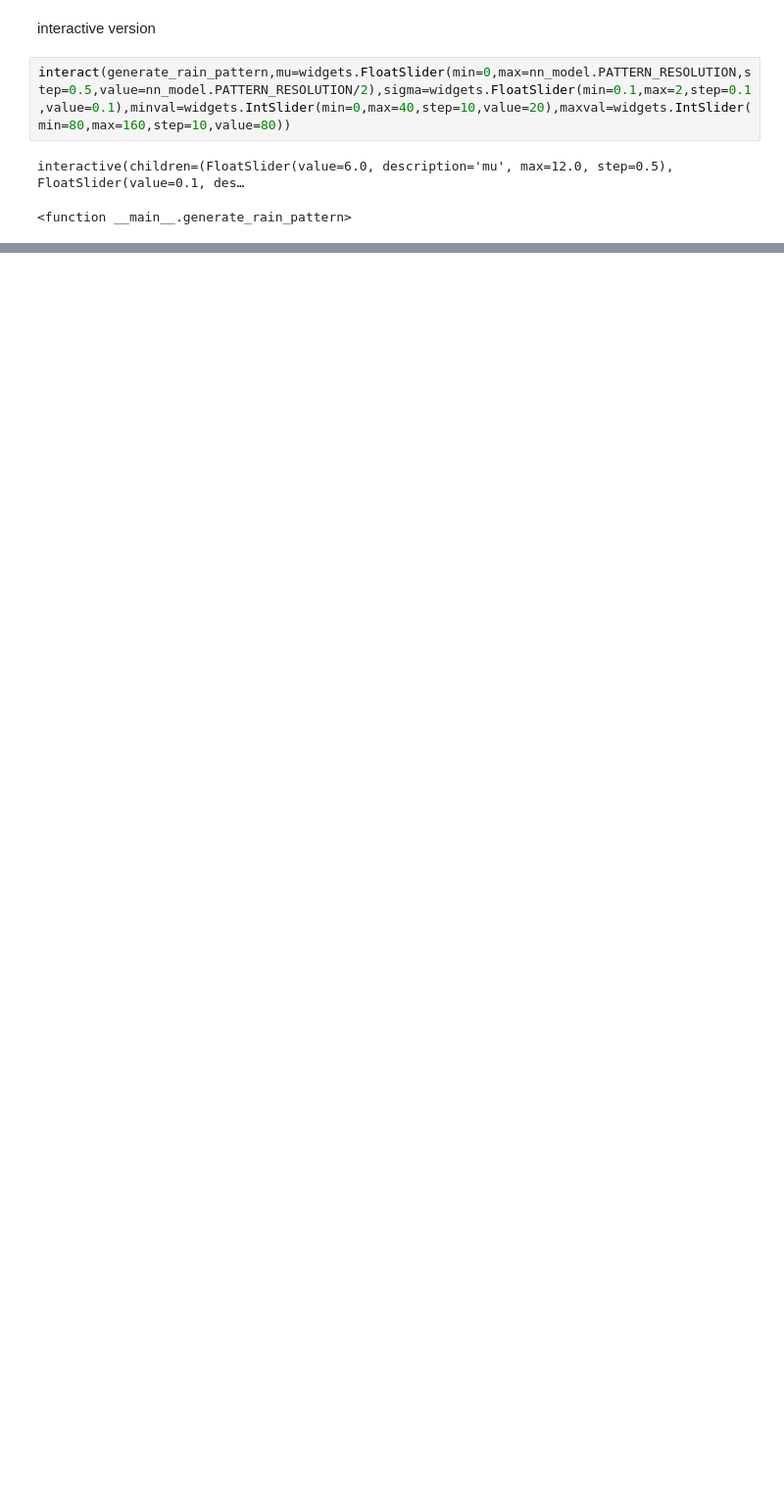
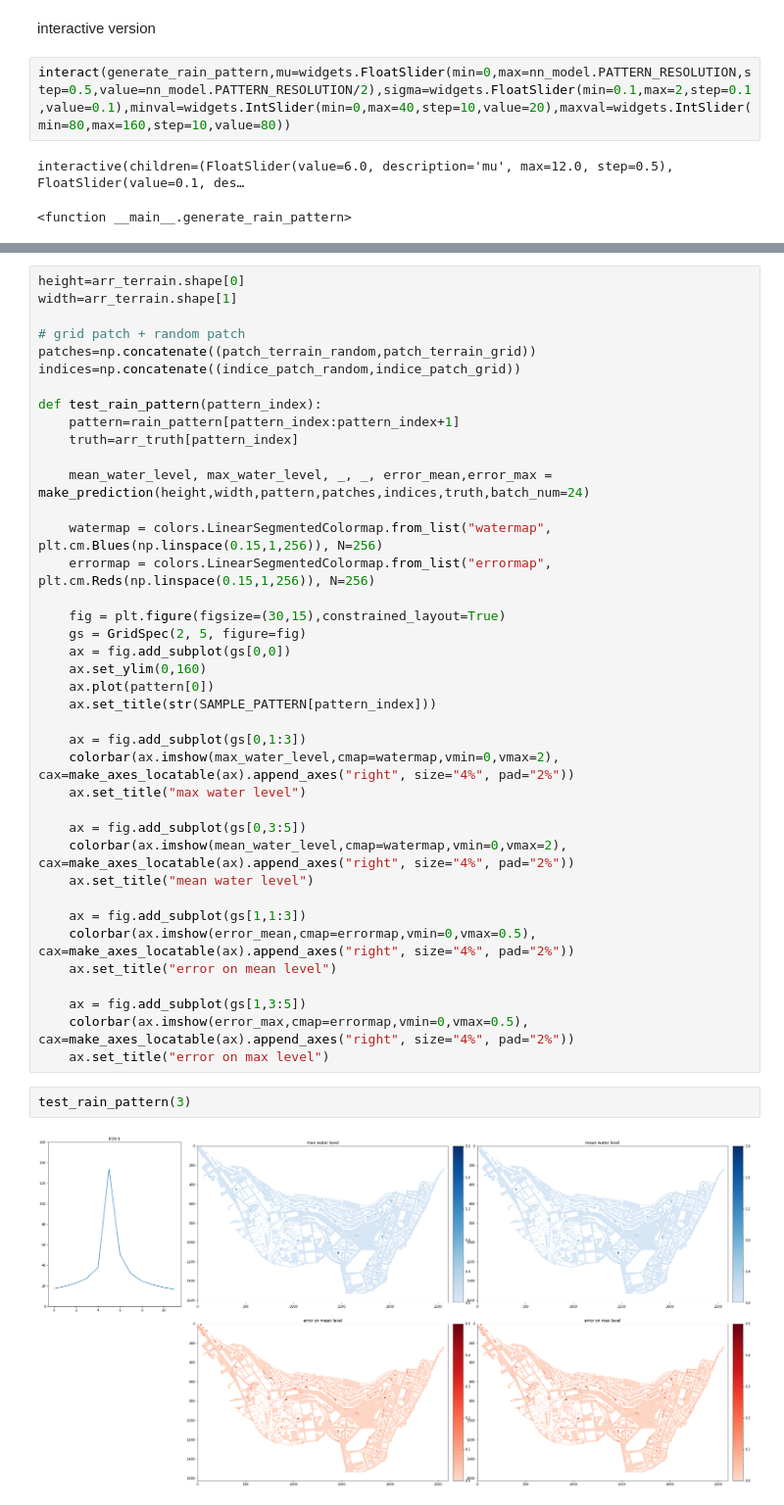
Before and after one commit to guozifeng91/urban_flood, a Jupyter notebook: urban_flood/interact.ipynb, the cells around one changed output, grey strips where cells are left out. Shown: that part at 98% size. Saved outputs shown, nothing was run; the diff lists cells and outputs as text; blank space fills up the shorter version.

Commit message:
update multi-patch per pixel

```diff
--- a/urban_flood/interact.ipynb
+++ b/urban_flood/interact.ipynb
@@ -133,0 +243,43 @@ interactive(children=(FloatSlider(value=6.0, description='mu', max=12.0, step=0.
+# %%
+height=arr_terrain.shape[0]
+width=arr_terrain.shape[1]
+
+# grid patch + random patch
+patches=np.concatenate((patch_terrain_random,patch_terrain_grid))
+indices=np.concatenate((indice_patch_random,indice_patch_grid))
+
+def test_rain_pattern(pattern_index):
+    pattern=rain_pattern[pattern_index:pattern_index+1]
+    truth=arr_truth[pattern_index]
+
+    mean_water_level, max_water_level, _, _, error_mean,error_max = make_prediction(height,width,pattern,patches,indices,truth,batch_num=24)
+
+    watermap = colors.LinearSegmentedColormap.from_list("watermap", plt.cm.Blues(np.linspace(0.15,1,256)), N=256)
+    errormap = colors.LinearSegmentedColormap.from_list("errormap", plt.cm.Reds(np.linspace(0.15,1,256)), N=256)
+
+    fig = plt.figure(figsize=(30,15),constrained_layout=True)
+    gs = GridSpec(2, 5, figure=fig)
+    ax = fig.add_subplot(gs[0,0])
+    ax.set_ylim(0,160)
+    ax.plot(pattern[0])
+    ax.set_title(str(SAMPLE_PATTERN[pattern_index]))
+
+    ax = fig.add_subplot(gs[0,1:3])
+    colorbar(ax.imshow(max_water_level,cmap=watermap,vmin=0,vmax=2), cax=make_axes_locatable(ax).append_axes("right", size="4%", pad="2%"))
+    ax.set_title("max water level")
+
+    ax = fig.add_subplot(gs[0,3:5])
+    colorbar(ax.imshow(mean_water_level,cmap=watermap,vmin=0,vmax=2), cax=make_axes_locatable(ax).append_axes("right", size="4%", pad="2%"))
+    ax.set_title("mean water level")
+
+    ax = fig.add_subplot(gs[1,1:3])
+    colorbar(ax.imshow(error_mean,cmap=errormap,vmin=0,vmax=0.5), cax=make_axes_locatable(ax).append_axes("right", size="4%", pad="2%"))
+    ax.set_title("error on mean level")
+
+    ax = fig.add_subplot(gs[1,3:5])
+    colorbar(ax.imshow(error_max,cmap=errormap,vmin=0,vmax=0.5), cax=make_axes_locatable(ax).append_axes("right", size="4%", pad="2%"))
+    ax.set_title("error on max level")
+# %%
+test_rain_pattern(3)
+# %% [output]
+[figure, added]
```
Also changed, not shown: parts of 23 cells of this notebook, 1 other file.
